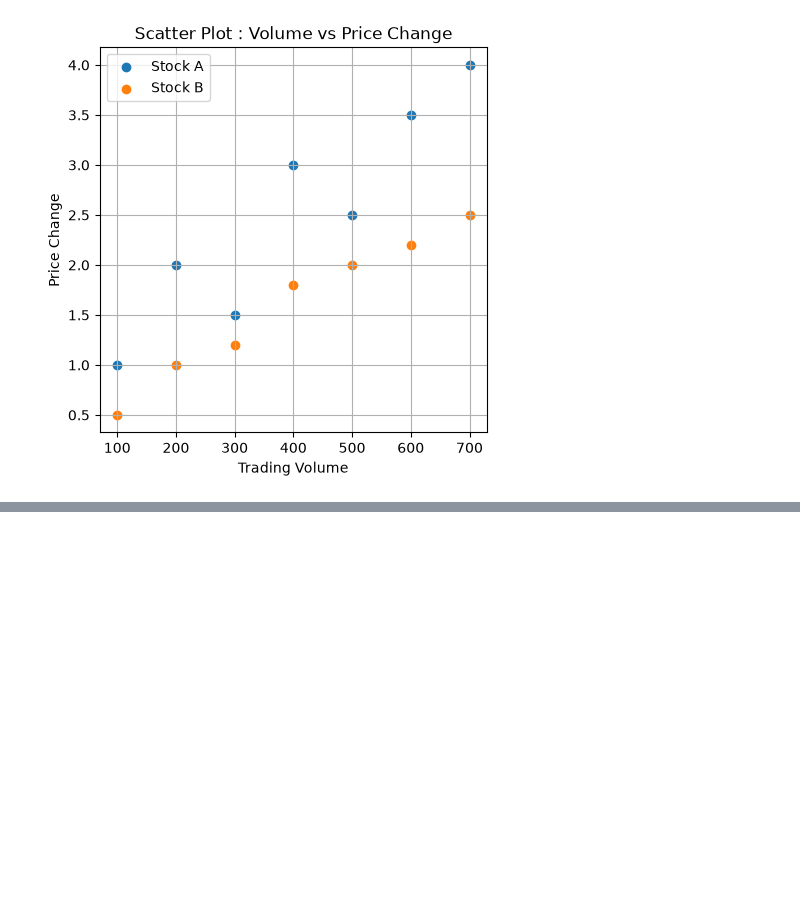
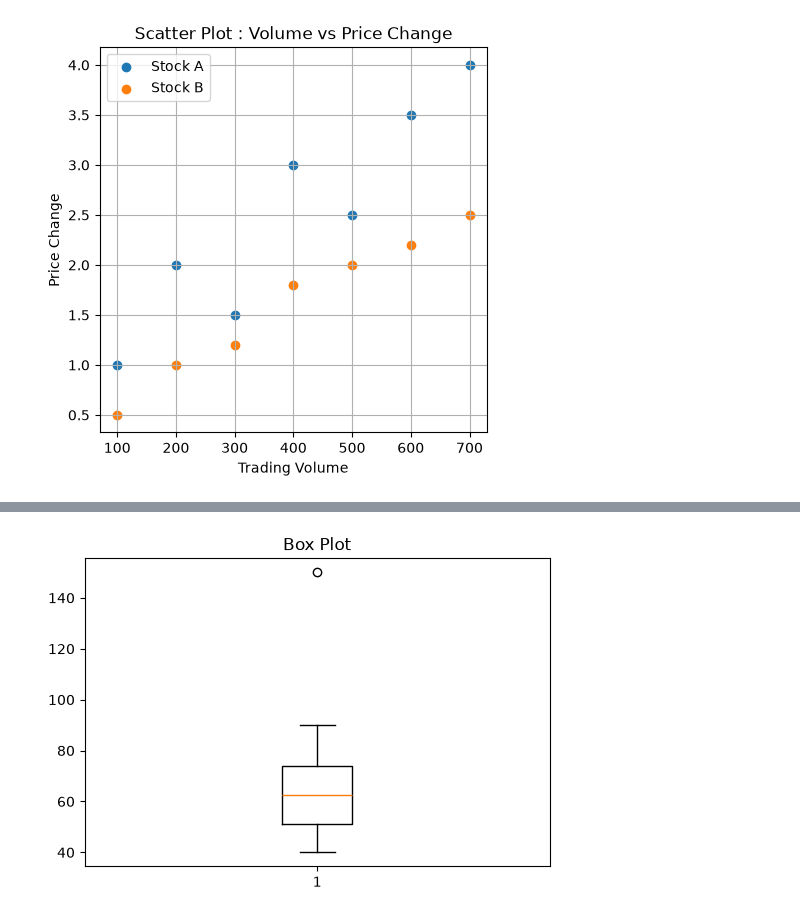
Before and after one commit to AyuTUL/VI, a Jupyter notebook: PROJECT-Python/Day-9/1-data-science.ipynb, the cells around one changed output, grey strips where cells are left out. Drawn from its saved outputs; the diff is of its cells as text; code cells hidden in the pictures; blank space fills up the shorter version.

```diff
--- a/PROJECT-Python/Day-9/1-data-science.ipynb
+++ b/PROJECT-Python/Day-9/1-data-science.ipynb
@@ -141,0 +180,10 @@ plt.show()
+# %%
+science=[40,45,50,55,60,65,70,75,90,150]
+math=[42,47,52,58,62,67,72,75]
+
+plt.figure(figsize=(6,4))
+plt.boxplot(science)
+plt.title("Box Plot")
+plt.show()
+# %% [output]
+[figure, added]
```
Also changed, not shown: parts of 5 cells of this notebook, 3 other files.
